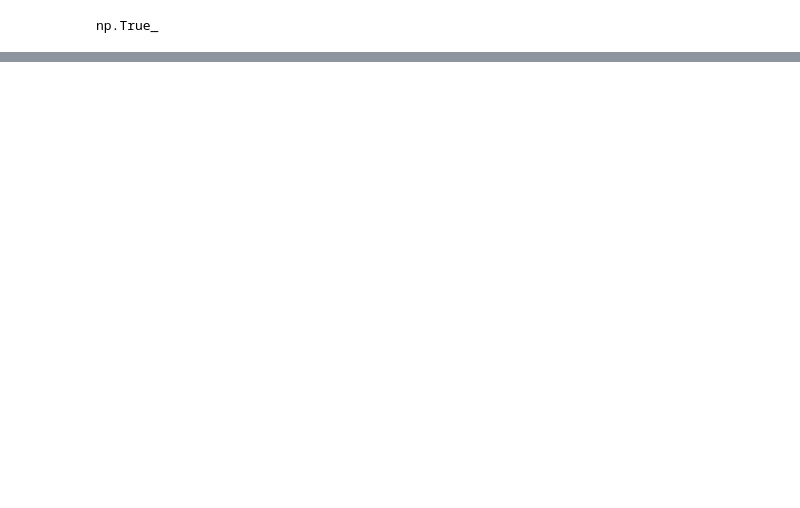
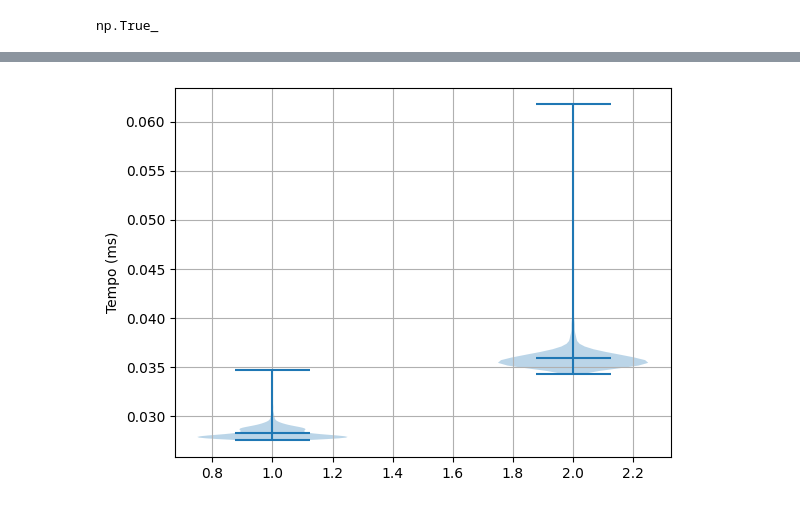
Before and after one commit to marcuscostagraciano/TCC-BSI, a Jupyter notebook: main.ipynb, the cells around one changed output, grey strips where cells are left out. Cells and saved outputs as stored; diff of their text form; code cells hidden in the pictures; blank space fills up the shorter version.

```diff
--- a/main.ipynb
+++ b/main.ipynb
@@ -101,0 +122,11 @@ sns.lineplot(
+# %%
+plt.violinplot(
+    tempos_get_max_value,
+    showmeans=True,
+    showextrema=True,
+)
+plt.ylabel("Tempo (ms)")
+plt.grid(True)
+plt.show()
+# %% [output]
+[figure, added]
```
Also changed, not shown: parts of 17 cells of this notebook.
